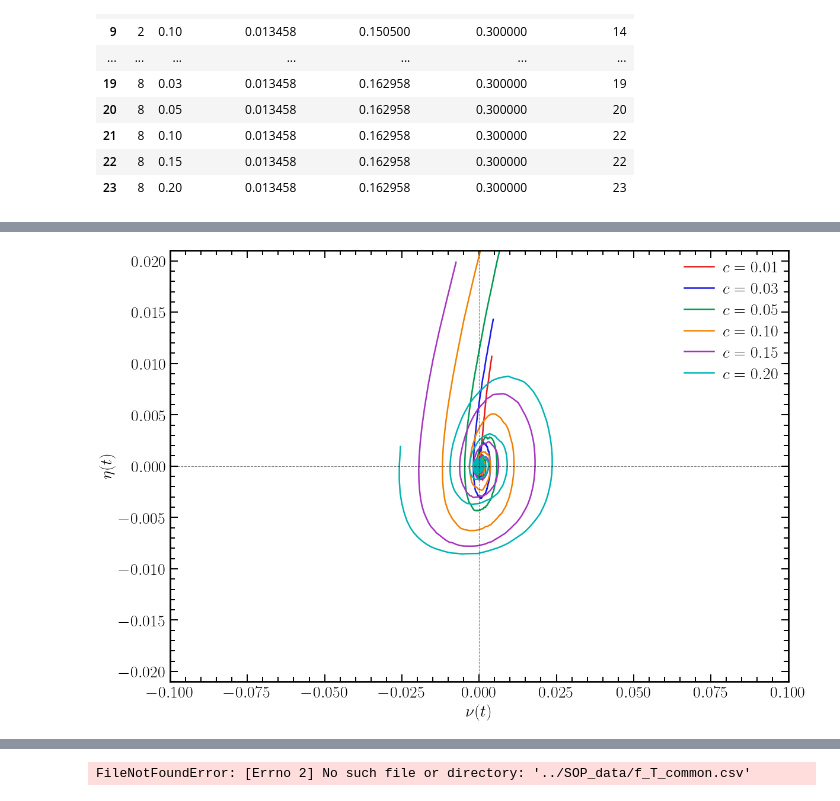
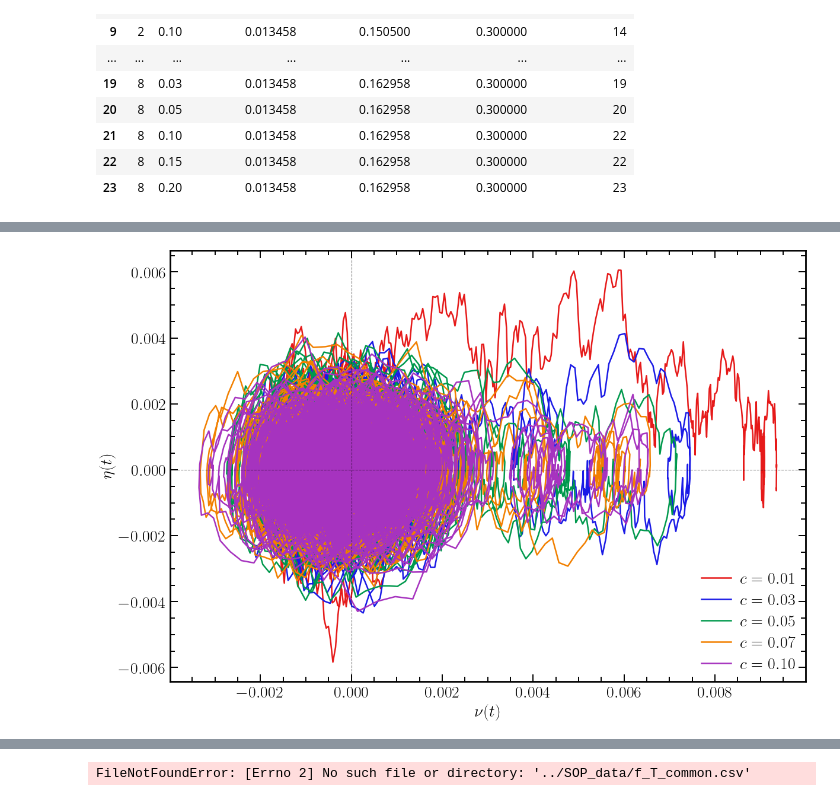
Before and after one commit to JuniorAlencar/self_organization_percolation, a Jupyter notebook: jupyter/study.ipynb, the cells around one changed output, grey strips where cells are left out. Drawn from its saved outputs; the diff is of its cells as text; code cells hidden in the pictures.

```diff
--- a/jupyter/study.ipynb
+++ b/jupyter/study.ipynb
@@ -117,15 +115,15 @@ for c in c_unique:
 # %%
 #plt.plot(df_dynamic[(df_dynamic['nc']==4) & (df_dynamic['c']==0.01)]['f_T'],df_dynamic[(df_dynamic['nc']==4) & (df_dynamic['c']==0.01)]['p_mean'], 'o')
-L_lst = [256, 512, 1024]
+L_lst = [128, 256, 512, 1024]
 nc = 1
 rho = 1/nc
 order = 0
 p0 = 0.6
 P0 = 1.0
 
-c = 0.01
+c = 0.03
 middle_points = []
-markers = ['o', 's', 'D']
+markers = ['o', 's', 'D', '*']
 for idx, L in enumerate(L_lst):
         df_SUB = df_dynamic[(df_dynamic['type_perc']=='bond') & (df_dynamic['p0']==p0) & (df_dynamic['P0']==P0)
                 & (df_dynamic['order']==order) & (df_dynamic['nc']==nc) & (df_dynamic['L']==L)
@@ -148,7 +146,9 @@ for idx, L in enumerate(L_lst):
         y = df_trunc['p_mean'] #p_t
 
         print(list(x))
+        print(max(x))
         plt.plot(x, y, markers[idx], ms=11,mew=1.4,label=f'L={L}')
 plt.legend()
+#plt.savefig("teste.pdf")
 plt.show()
 # %% [output]
@@ -163,15 +168,15 @@ p0 = 0.6
 P0 = 1.0
 order = 0
 nc = 1
-L_lst = [256, 512, 1024]
+L_lst = [128, 256, 512, 1024]
 #c = 0.01
-nc_lst = [1, 2, 4, 8]
+nc_lst = [1, 2, 3, 4]
 #c_lst = [0.01, 0.03, 0.05, 0.1]
 c_lst = [0.01, 0.03, 0.05, 0.1, 0.15, 0.2]
 
 base = 4
 fig, axes = plt.subplots(len(nc_lst), len(c_lst), figsize=(len(c_lst)*base, len(nc_lst)*base), constrained_layout=True, sharey='row', sharex='row')
-markers = ['o', 's', 'D']
+markers = ['o', 's', 'D', 'p']
 fs_l_fig = 35
 fs_legend = 29
 fs_title = 40
@@ -198,7 +203,7 @@ for idx_nc, nc in enumerate(nc_lst):
             df_plot = df_plot[df_plot["N_samples_perc"] >= 5]
             df_plot = df_plot[df_plot["p_mean"] < 0.90]  # se quiser remover regime saturado
 
-            index = df_plot.index[df_plot["p_mean"] >= 0.9]
+            index = df_plot.index[df_plot["p_mean"] >= 0.95]
             if len(index) > 0:
                 index_cut = index[0]
                 df_trunc = df_plot.loc[:index_cut].copy()
@@ -786,12 +987,12 @@ plt.show()
 # %%
-L = 1024
-c_lst = [0.01, 0.03, 0.05, 0.1, 0.15, 0.2]
-ft = 0.038375
-p0_target = 0.6
-P0_target = 1.0
+L = 8192
+c_lst = [0.01, 0.03, 0.05, 0.07, 0.10]
+ft = 0.1646923
+p0_target = 0.8
+P0_target = 0.5
 ns = 4
 type_perc = 'bond'
-dim = 3
+dim = 2
 
 figsize = (12, 8)
 colors = [
@@ -825,56 +1026,59 @@ for c in c_lst:
     fn = "properties_dynamic_bundle.json"
     df_bundle = read_dynamic_bundle(path + fn)
 
-    row = df_bundle[(df_bundle["P0"] == P0_target) & (df_bundle["p0"] == p0_target) & (df_bundle["order"] == 0)].iloc[0]
+    row = df_bundle[
+    (df_bundle["P0"] == P0_target) &
+    (df_bundle["p0"] == p0_target) &
+    (df_bundle["order"] == 0)
+    ].iloc[0]
 
-    t = np.array(row["time"], dtype=float)
-    p_arr = np.array(row["pt_mean"], dtype=float)
-    f_arr = np.array(row["ft_mean"], dtype=float)
+    time = row["time"]
+    pt_mean = row["pt_mean"]
+    ft_mean = row["ft_mean"]
+    t_eq = row["t_eq"]
+    p_star = row["p_star"]
 
-    t_stat = row["t_eq"]
-    p_c = row["p_star"]
-    mask = t >= t_stat
+    t = np.asarray(time)
+    pt_mean = np.asarray(pt_mean)
+    ft_mean = np.asarray(ft_mean)
 
-    # Usa o p_c salvo
-    u_t = p_arr - p_c
-    eta_t = f_arr - ft
+    mask = t >= t_eq
 
-    # Remove apenas o deslocamento residual da região estacionária
-    u_t = u_t - np.mean(u_t[mask])
-    eta_t = eta_t - np.mean(eta_t[mask])
+    u_t = pt_mean[mask] - p_star
+    eta_t = ft_mean[mask] - fT
 
     ax.plot(
-        u_t[mask],
-        eta_t[mask],
+        u_t,
+        eta_t,
         lw=lw,
         ls="solid",
         color=colors[c_lst.index(c) % len(colors)],
         label=fr"$c={c:.2f}$"
     )
 
-ax.set_xlim(-0.1, 0.1)
-ax.set_ylim(-0.021, 0.021)
-#ax.set_ylim(-0.001, 0.001)
-#ax.set_xlim(-0.025, 0.025)
+# ax.set_xlim(-0.15, 0.15)
+# ax.set_ylim(-0.04, 0.04)
+# ax.set_ylim(-0.001, 0.001)
+# ax.set_xlim(-0.025, 0.025)
 
 ax.axhline(0, color="black", lw=0.8, ls="--", alpha=0.5)
 ax.axvline(0, color="black", lw=0.8, ls="--", alpha=0.5)
 
 ax.set_xlabel(r'$\nu(t)$')
 ax.set_ylabel(r'$\eta(t)$')
 
 leg = ax.legend(
     fontsize=fs_legend,
     handlelength=1.8,
     handletextpad=0.6,
     borderpad=0.4,
     labelspacing=0.4
 )
 
 for line in leg.get_lines():
     line.set_linewidth(lw)
 
 plt.show()
 # %% [output]
-[figure, old version]
+[figure, new version]
 # %%
```
Also changed, not shown: parts of 9 cells of this notebook, 8 other files.
